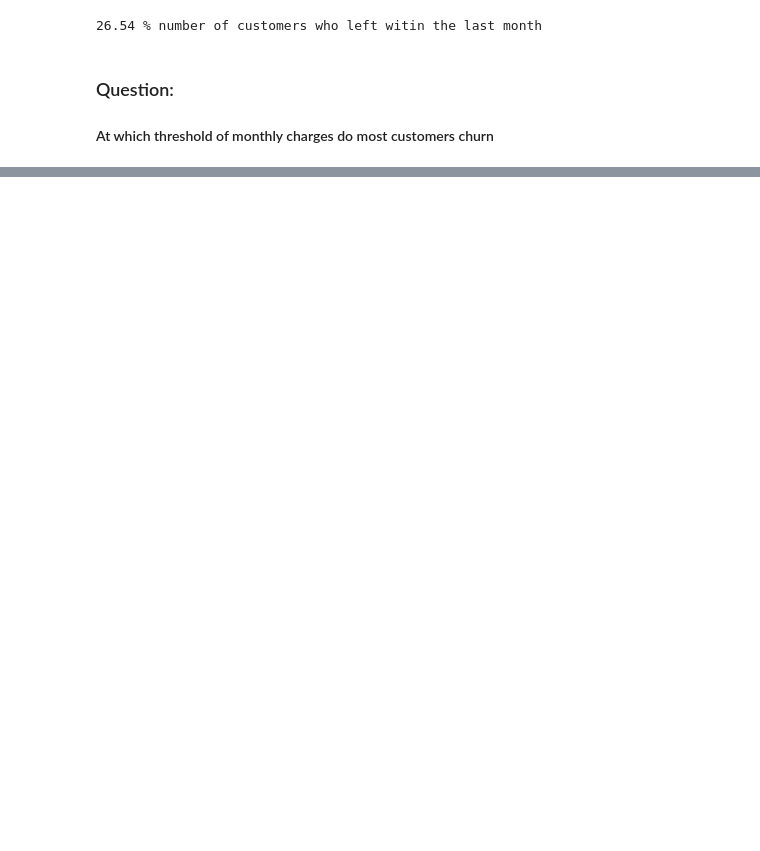
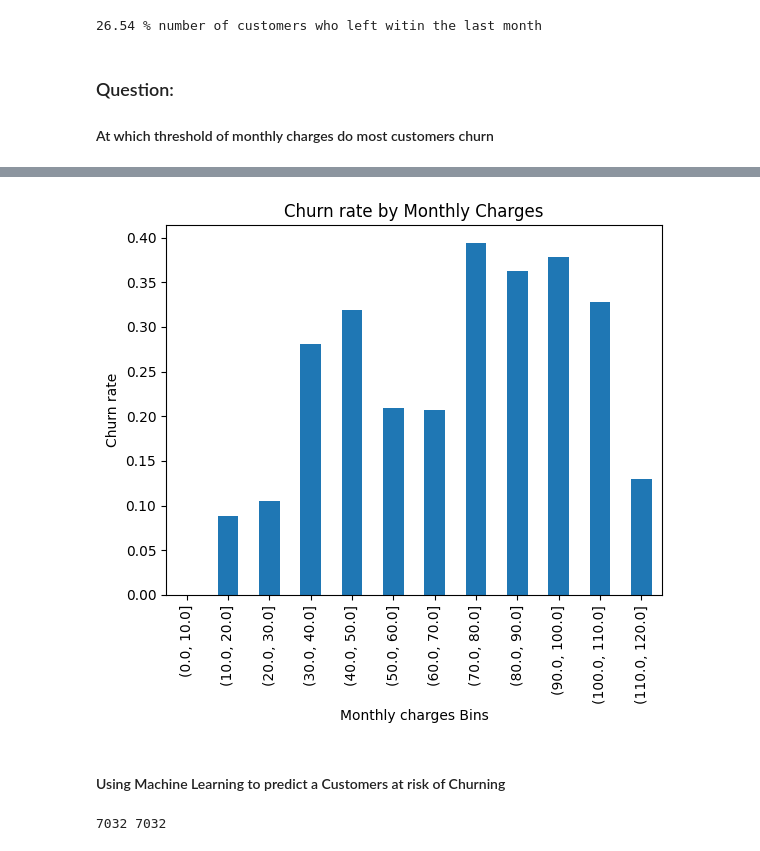
Before and after one commit to meiseg/learn_EDA, a Jupyter notebook: first_eda.ipynb, the cells around one changed output, grey strips where cells are left out. Saved outputs shown, nothing was run; the diff lists cells and outputs as text; code cells hidden in the pictures; blank space fills up the shorter version.

Commit message:
understanding the machine learning

```diff
--- a/first_eda.ipynb
+++ b/first_eda.ipynb
@@ -77,0 +72,3 @@ df_binary.head()
+# %%
+df_binary = pd.get_dummies(df)
+df_binary.head()
@@ -84,3 +109,6 @@ print(round(total_churn/total * 100,2),"% number of customers who left witin the
 # %% [markdown]
 ### Question:
 #### At which threshold of monthly charges do most customers churn
+# %%
+df_binary['charge_bin'] = pd.cut(df_binary['MonthlyCharges'], bins=np.arange(0, df_binary['MonthlyCharges'].max()+10, 10))
+df_binary.head()
@@ -86,0 +123,5 @@ print(round(total_churn/total * 100,2),"% number of customers who left witin the
+# %%
+df_binary.dropna(inplace=True)
+# %%
+churn_rate = df_binary.groupby('charge_bin',observed=False)['Churn'].mean()
+print(churn_rate)
@@ -86,0 +143,16 @@ print(round(total_churn/total * 100,2),"% number of customers who left witin the
+# %%
+churn_rate.plot(kind="bar")
+plt.title("Churn rate by Monthly Charges")
+plt.xlabel("Monthly charges Bins")
+plt.ylabel("Churn rate")
+plt.show()
+# %% [output]
+[figure, added]
+# %% [markdown]
+#### Using Machine Learning to predict a Customers at risk of Churning
+# %%
+y = df_binary['Churn']
+X = df_binary.drop(["Churn","charge_bin"],axis=1)
+print(len(X),len(y))
+# %% [output]
+7032 7032
```
Also changed, not shown: parts of 14 cells of this notebook.
